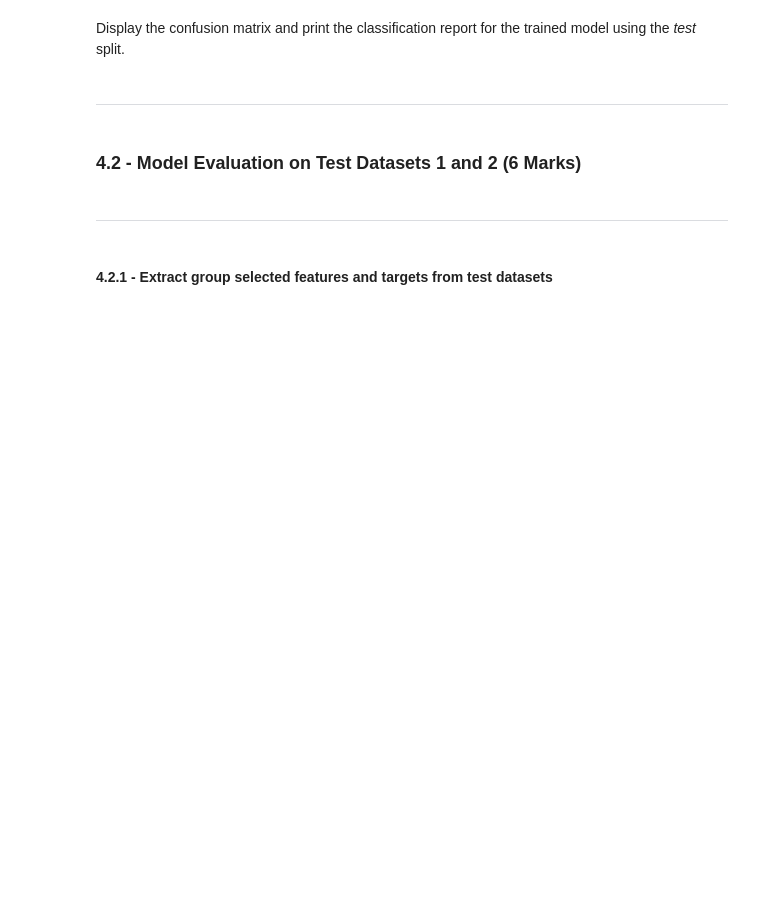
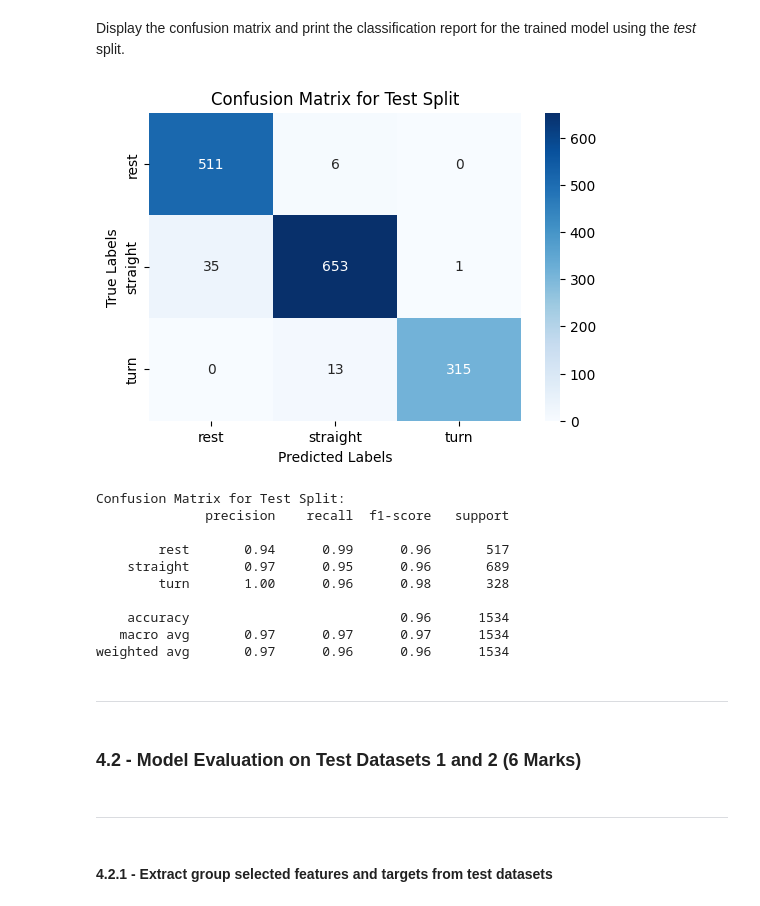
Before and after one commit to hanifbhuian/ENGG680_Fall24_Assignment4, a Jupyter notebook: Assignment 4.ipynb, the cells around one changed output. Saved outputs shown, nothing was run; the diff lists cells and outputs as text; code cells hidden in the pictures; blank space fills up the shorter version.

```diff
--- a/Assignment 4.ipynb
+++ b/Assignment 4.ipynb
@@ -1042,6 +1043,6 @@ X.head(2)
 # %%
 # TODO - Load motion_state column (target vector) into y
-# y =
+y = cv_set['motion_state']
 # %% [markdown]
 ___
 # %% [markdown]
@@ -1050,7 +1051,9 @@ ___
 Similar to the steps from **1.2.2** and perform model training and tuning for an `SVC` model. Perform the `train_test_split`, initiate a `Pipeline`, then define the *Parameters* for `GridSearchCV`. Finally, perfrom the grid search.
 # %%
 # TODO - Perform model training and tuning using `GridSearchCV`
-# X_train, X_test, y_train, y_test =
+X_train, X_test, y_train, y_test = train_test_split(
+    X, y, test_size=0.3, random_state=42, stratify=y
+)
 # %% [markdown]
 In the `Pipeline` add an entry *'pca'* to apply `PCA`.
 # %%
@@ -1059,5 +1062,10 @@ In the `Pipeline` add an entry *'pca'* to apply `PCA`.
 # TODO - Initiate the pipeline
 # (1 marks)
 # pipe =
+pipe = Pipeline([
+    ('scaler', StandardScaler()),  # Step 1: Standardize features
+    ('pca', PCA()),                # Step 2: Apply PCA for dimensionality reduction
+    ('classifier', SVC())          # Step 3: Train the Support Vector Classifier
+])
 # %% [markdown]
 Similar to previous sections, define the grid search configuration (*param_grid*). Add *n_components* hyper parameter tuning for PCA, and search over the values `n_components=[4,7,11,14,16]`.
@@ -1068,3 +1072,14 @@ Similar to previous sections, define the grid search configuration (*param_grid*
+# %%
+# TODO - Define the parameter grid for your model
+# (3 marks)
+
+param_grid = {
+    'scaler': [StandardScaler(), None],                  # Test with/without scaling
+    'pca__n_components': [4, 7, 11, 14, 16],            # Number of PCA components to retain
+    'classifier__C': [0.01, 0.1, 1, 10, 100],           # Regularization parameter
+    'classifier__gamma': [0.001, 0.01, 0.1, 1],         # Kernel coefficient
+    'classifier__kernel': ['rbf']                       # Use the RBF kernel
+}
 # %%
 # Perform the grid search to train model and tune hyper parameters
 grid = GridSearchCV(pipe, param_grid, cv=5, scoring='accuracy', return_train_score=True)
@@ -1102,3 +1126,35 @@ Display the confusion matrix and print the classification report for the trained
+# %%
+# TODO - Display confusion matrix and print classification report
+
+# Predict the labels for test_set1
+y_pred = grid.predict(X)
+
+# Compute the confusion matrix
+conf_matrix1 = confusion_matrix(y, y_pred)
+
+# Display the confusion matrix using a heatmap
+plt.figure(figsize=(6, 4))
+sns.heatmap(conf_matrix1, annot=True, fmt='d', cmap='Blues', xticklabels=grid.classes_, yticklabels=grid.classes_)
+plt.title("Confusion Matrix for Test Split")
+plt.xlabel("Predicted Labels")
+plt.ylabel("True Labels")
+plt.show()
+
+# Print the classification report
+print("Confusion Matrix for Test Split:")
+print(classification_report(y, y_pred))
+# %% [output]
+[figure, added]
+Confusion Matrix for Test Split:
+              precision    recall  f1-score   support
+
+        rest       0.94      0.99      0.96       517
+    straight       0.97      0.95      0.96       689
+        turn       1.00      0.96      0.98       328
+
+    accuracy                           0.96      1534
+   macro avg       0.97      0.97      0.97      1534
+weighted avg       0.97      0.96      0.96      1534
 # %% [markdown]
 ___
 # %% [markdown]
```
Also changed, not shown: parts of 37 cells of this notebook.
